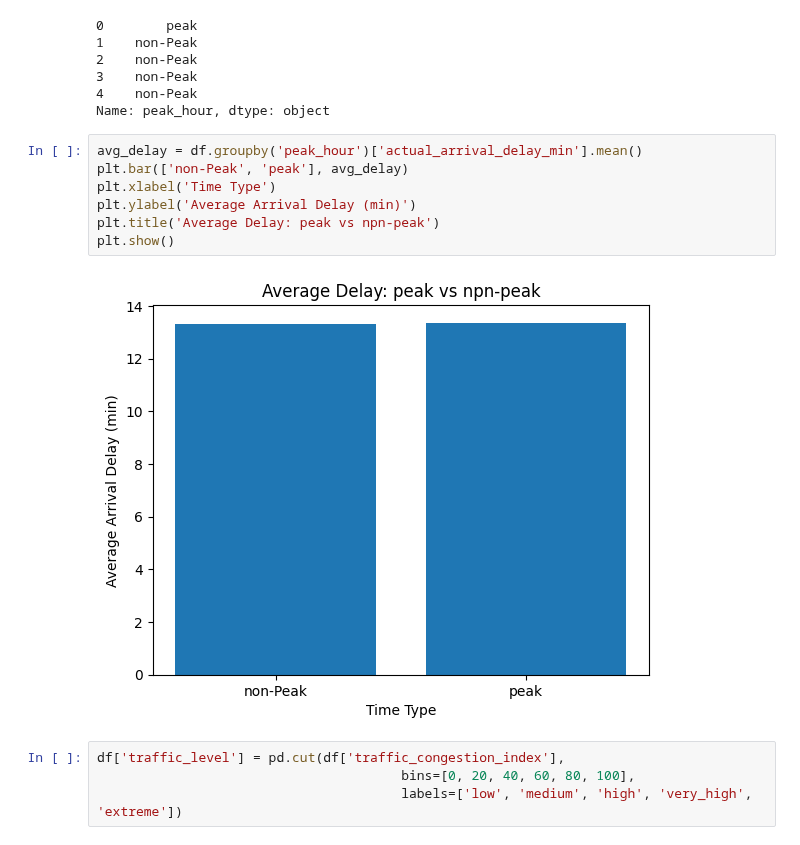
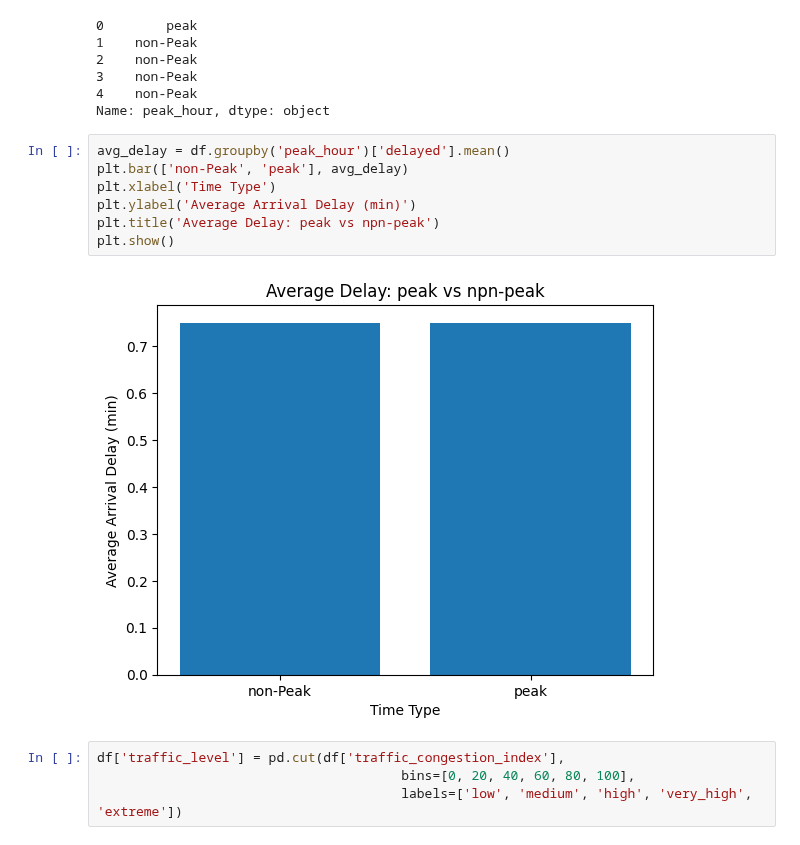
Before and after one commit to Prakalp-74/Public_Transport_delay, a Jupyter notebook: public.ipynb, the cells around one changed output. Drawn from its saved outputs; the diff is of its cells as text.

```diff
--- a/public.ipynb
+++ b/public.ipynb
@@ -259,14 +259,14 @@ df['peak_hour'].head()
 4    non-Peak
 Name: peak_hour, dtype: object
 # %%
-avg_delay = df.groupby('peak_hour')['actual_arrival_delay_min'].mean()
+avg_delay = df.groupby('peak_hour')['delayed'].mean()
 plt.bar(['non-Peak', 'peak'], avg_delay)
 plt.xlabel('Time Type')
 plt.ylabel('Average Arrival Delay (min)')
 plt.title('Average Delay: peak vs npn-peak')
 plt.show()
 # %% [output]
-[figure, old version]
+[figure, new version]
 # %%
 df['traffic_level'] = pd.cut(df['traffic_congestion_index'],
                                        bins=[0, 20, 40, 60, 80, 100],
```
Also changed, not shown: parts of 15 cells of this notebook.
